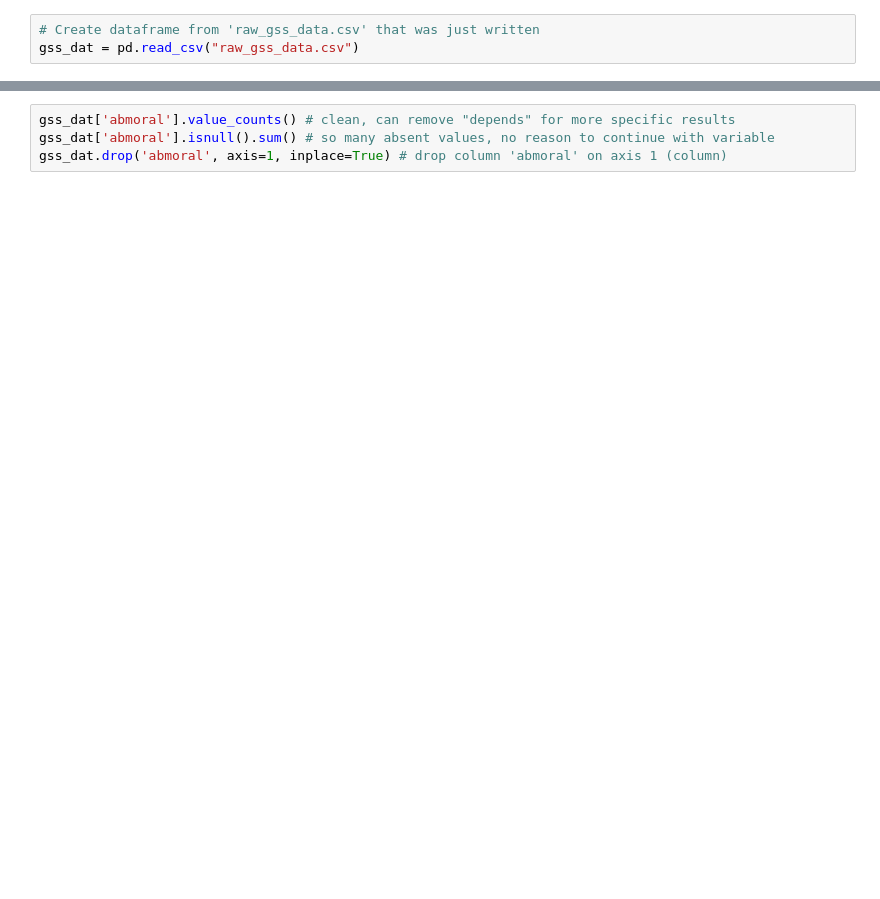
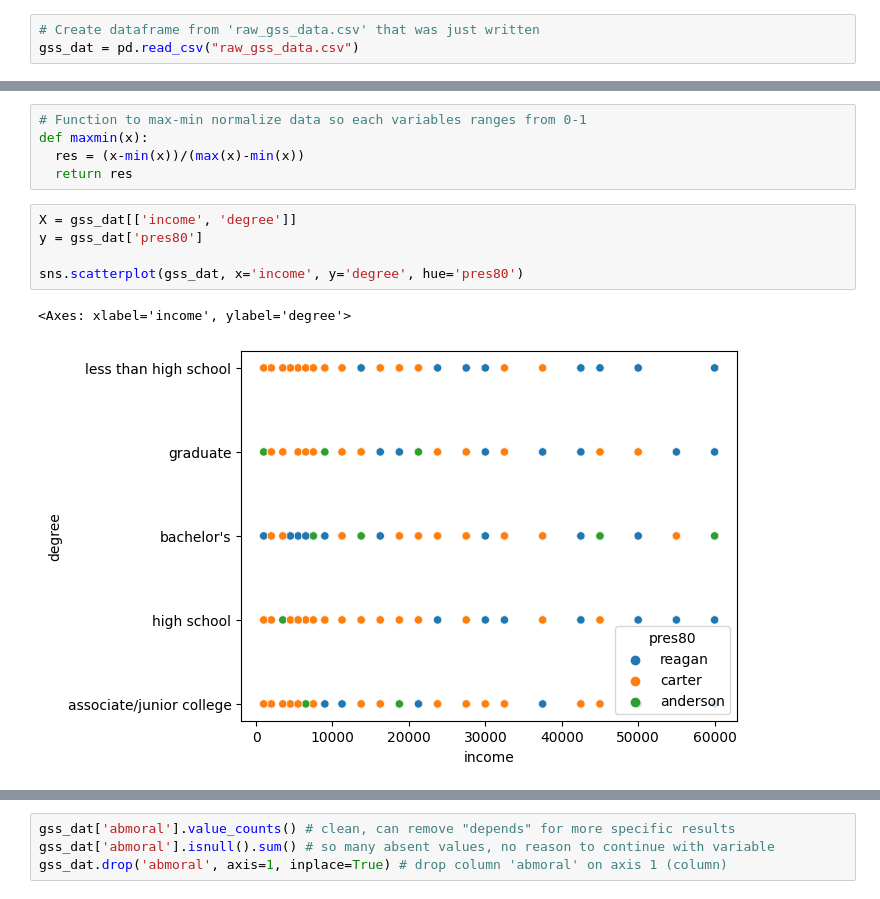
Before and after one commit to DS3001/group9, a Jupyter notebook: midterm_project.ipynb, the cells around one changed output, grey strips where cells are left out. Cells and saved outputs as stored; diff of their text form; blank space fills up the shorter version.

```diff
--- a/midterm_project.ipynb
+++ b/midterm_project.ipynb
@@ -84,0 +166,13 @@ gss_dat['year'].isnull().sum()
+# %%
+# Function to max-min normalize data so each variables ranges from 0-1
+def maxmin(x):
+  res = (x-min(x))/(max(x)-min(x))
+  return res
+# %%
+X = gss_dat[['income', 'degree']]
+y = gss_dat['pres80']
+
+sns.scatterplot(gss_dat, x='income', y='degree', hue='pres80')
+# %% [output]
+<Axes: xlabel='income', ylabel='degree'>
+[figure, added]
```
Also changed, not shown: parts of 21 cells of this notebook.
